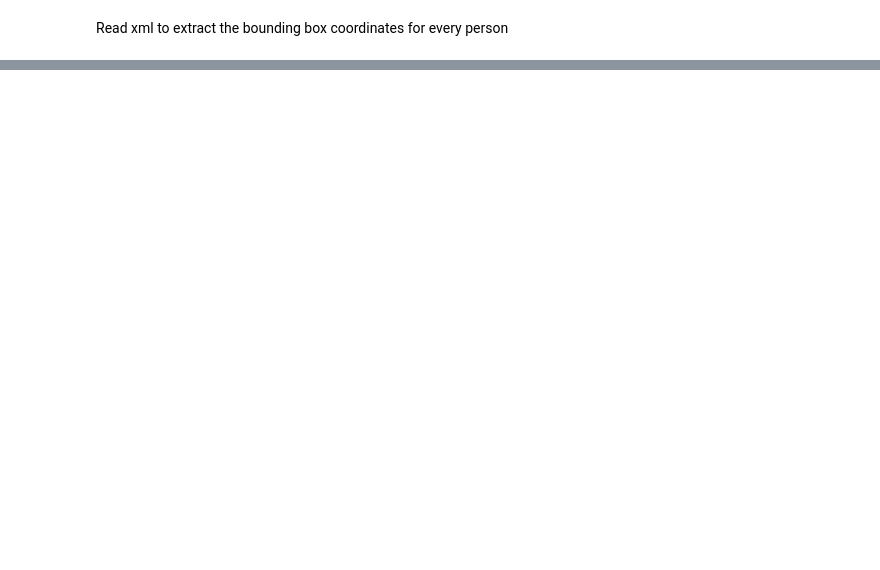
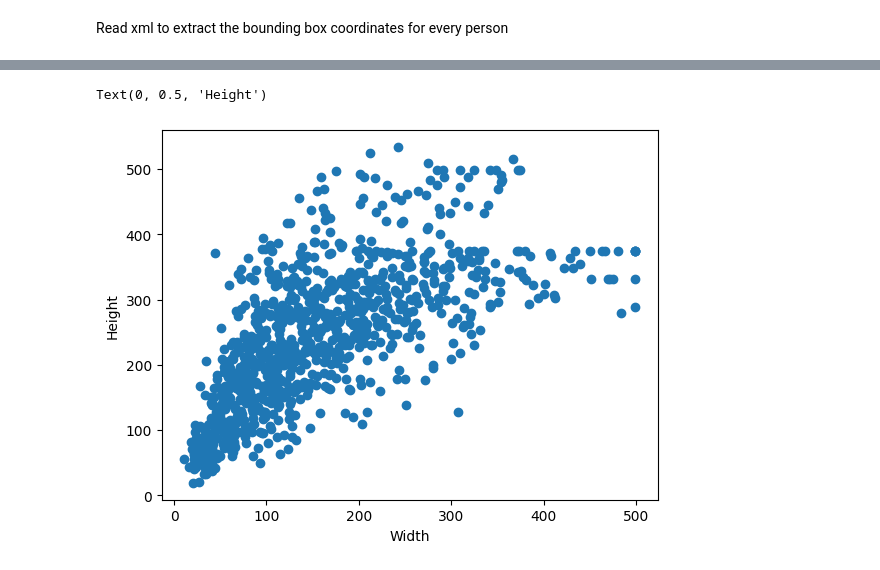
Before and after one commit to KayalvizhiT513/MobileNet-FeatureExtraction-HumanDetection, a Jupyter notebook: Training_Mobile_net.ipynb, the cells around one changed output, grey strips where cells are left out. Cells and saved outputs as stored; diff of their text form; code cells hidden in the pictures; blank space fills up the shorter version.

```diff
--- a/Training_Mobile_net.ipynb
+++ b/Training_Mobile_net.ipynb
@@ -236,0 +277,14 @@ Read xml to extract the bounding box coordinates for every person
+# %%
+temp_list = []
+
+for dim in dim_of_bnd_box_list:
+    if dim[0] < 600 and dim[1] < 800:
+        temp_list.append(dim)
+
+# plot width vs height in a scatter plot
+plt.scatter([x[0] for x in temp_list], [x[1] for x in temp_list])
+plt.xlabel('Width')
+plt.ylabel('Height')
+# %% [output]
+Text(0, 0.5, 'Height')
+[figure, added]
```
Also changed, not shown: parts of 19 cells of this notebook.
